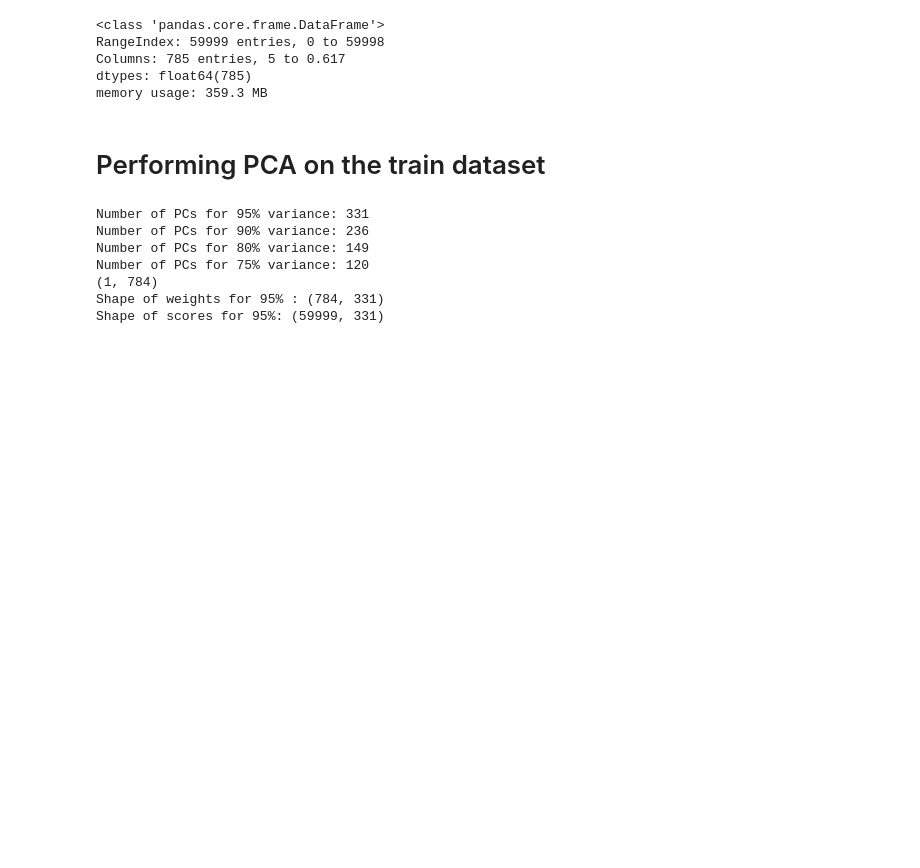
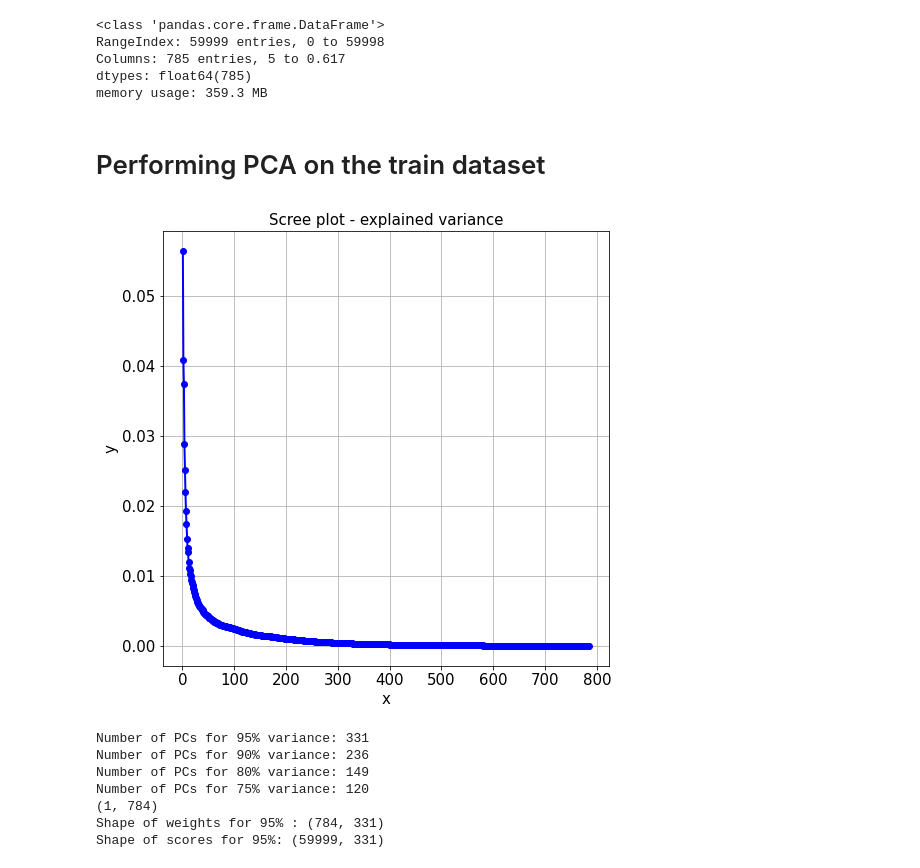
Before and after one commit to riddhitanna/CS306-DataAnalysis-Visualization, a Jupyter notebook: Lab-7/CS306 Data Analysis and Visualization.ipynb, the cells around one changed output. Drawn from its saved outputs; the diff is of its cells as text; code cells hidden in the pictures; blank space fills up the shorter version.

```diff
--- a/Lab-7/CS306 Data Analysis and Visualization.ipynb
+++ b/Lab-7/CS306 Data Analysis and Visualization.ipynb
@@ -37,29 +37,45 @@ memory usage: 359.3 MB
 # %% [markdown]
 # Performing PCA on the train dataset
 # %%
+pca = PCA(n_components=784)
+principal_components = pca.fit_transform(train)
+principal_df = pd.DataFrame(data = principal_components)
+
+fig, ax = plt.subplots(figsize=[8,8])
+
+plt.plot(np.arange(1,785),pca.explained_variance_ratio_,'b-o', lw=2)
+plt.grid()
+plt.xlabel('x', fontsize = 15)
+plt.ylabel('y', fontsize = 15)
+plt.xticks(fontsize=15)
+plt.yticks(fontsize=15)
+plt.title('Scree plot - explained variance', fontsize = 15)
+
 # explained variance = 95%
 pca95 = PCA(.95)
 pca95.fit(train)
 pc95_scores = pca95.transform(train)
 pc95_weights = pca95.components_
 
 # explained variance = 90%
 pca90 = PCA(.90)
 pca90.fit(train)
 pc90_scores = pca90.transform(train)
 pc90_weights = pca90.components_
 
 # explained variance = 80%
 pca80 = PCA(.80)
 pca80.fit(train)
 pc80_scores = pca80.transform(train)
 pc80_weights = pca80.components_
 
 # explained variance = 75%
 pca75 = PCA(.75)
 pca75.fit(train)
 pc75_scores = pca75.transform(train)
 pc75_weights = pca75.components_
+# %% [output]
+[figure, added]
 # %%
 print('Number of PCs for 95% variance: {}'.format(pca95.n_components_))
 print('Number of PCs for 90% variance: {}'.format(pca90.n_components_))
```
